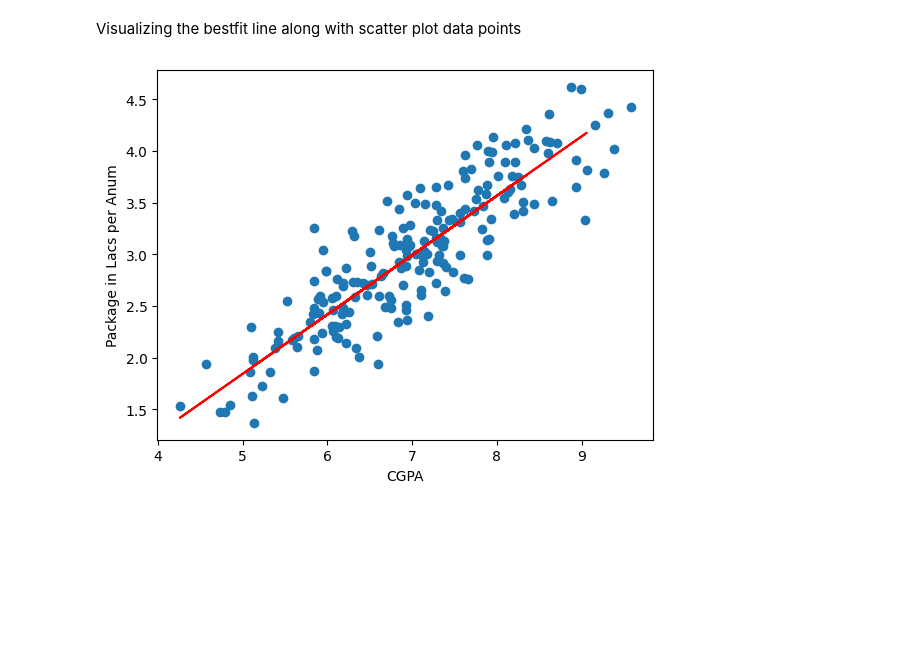
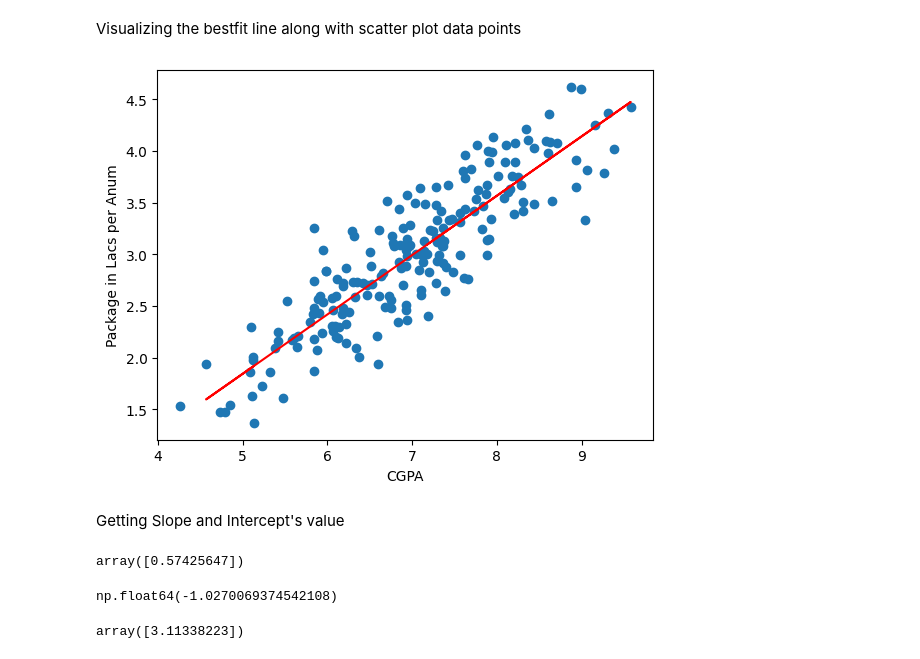
Before and after one commit to shehryarlodhi/Linear-Regression, a Jupyter notebook: Simple-LR-On-Placement-Data.ipynb, the cells around one changed output. Drawn from its saved outputs; the diff is of its cells as text; code cells hidden in the pictures; blank space fills up the shorter version.

```diff
--- a/Simple-LR-On-Placement-Data.ipynb
+++ b/Simple-LR-On-Placement-Data.ipynb
@@ -95,9 +95,26 @@ array([3.52684689])
 Visualizing the bestfit line along with scatter plot data points
 # %%
 plt.scatter(placement_data['cgpa'], placement_data['package'])
-plt.plot(X_test, LR.predict(X_test), color='red')
+plt.plot(X_train, LR.predict(X_train), color='red')
 plt.xlabel('CGPA')
 plt.ylabel('Package in Lacs per Anum')
 plt.show()
 # %% [output]
-[figure, old version]
+[figure, new version]
+# %% [markdown]
+Getting Slope and Intercept's value
+# %%
+m = LR.coef_
+m
+# %% [output]
+array([0.57425647])
+# %%
+b = LR.intercept_
+b
+# %% [output]
+np.float64(-1.0270069374542108)
+# %%
+y = m*7.21 + b
+y
+# %% [output]
+array([3.11338223])
```
